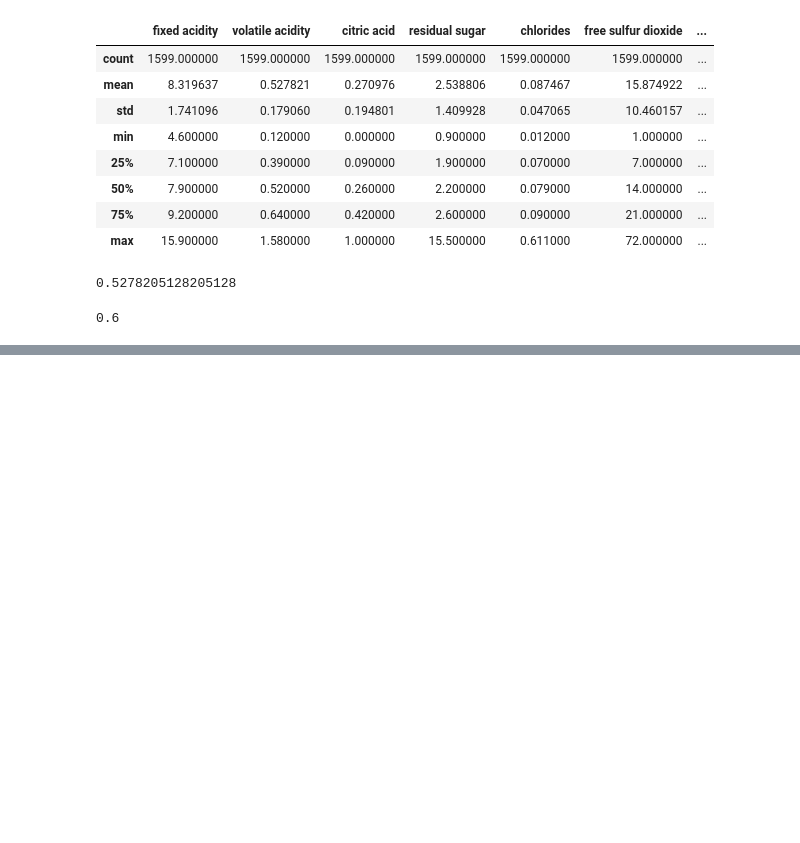
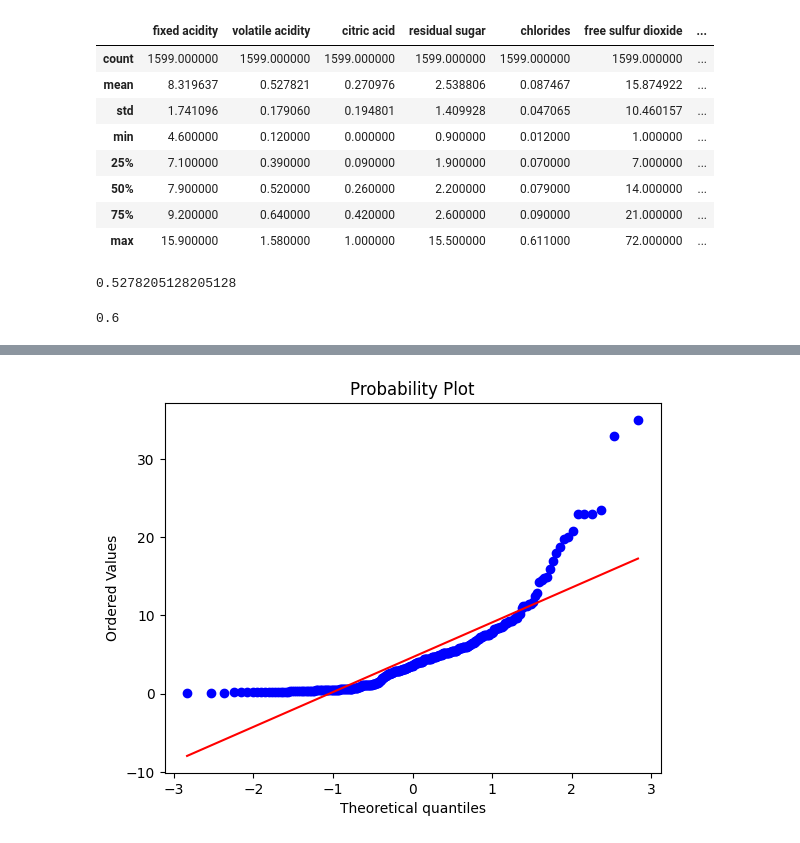
Before and after one commit to GOLISHYAMP/ML_AI, a Jupyter notebook: MachineLearningPrac/implementation.ipynb, the cells around one changed output, grey strips where cells are left out. Saved outputs shown, nothing was run; the diff lists cells and outputs as text; code cells hidden in the pictures; blank space fills up the shorter version.

```diff
--- a/MachineLearningPrac/implementation.ipynb
+++ b/MachineLearningPrac/implementation.ipynb
@@ -86,0 +150,5 @@ dataset['volatile acidity'].mode()[0]
+# %%
+stats.probplot(car_dataset['Selling_Price'],dist='norm', plot=plt)
+plt.show()
+# %% [output]
+[figure, added]
```
Also changed, not shown: parts of 12 cells of this notebook.
